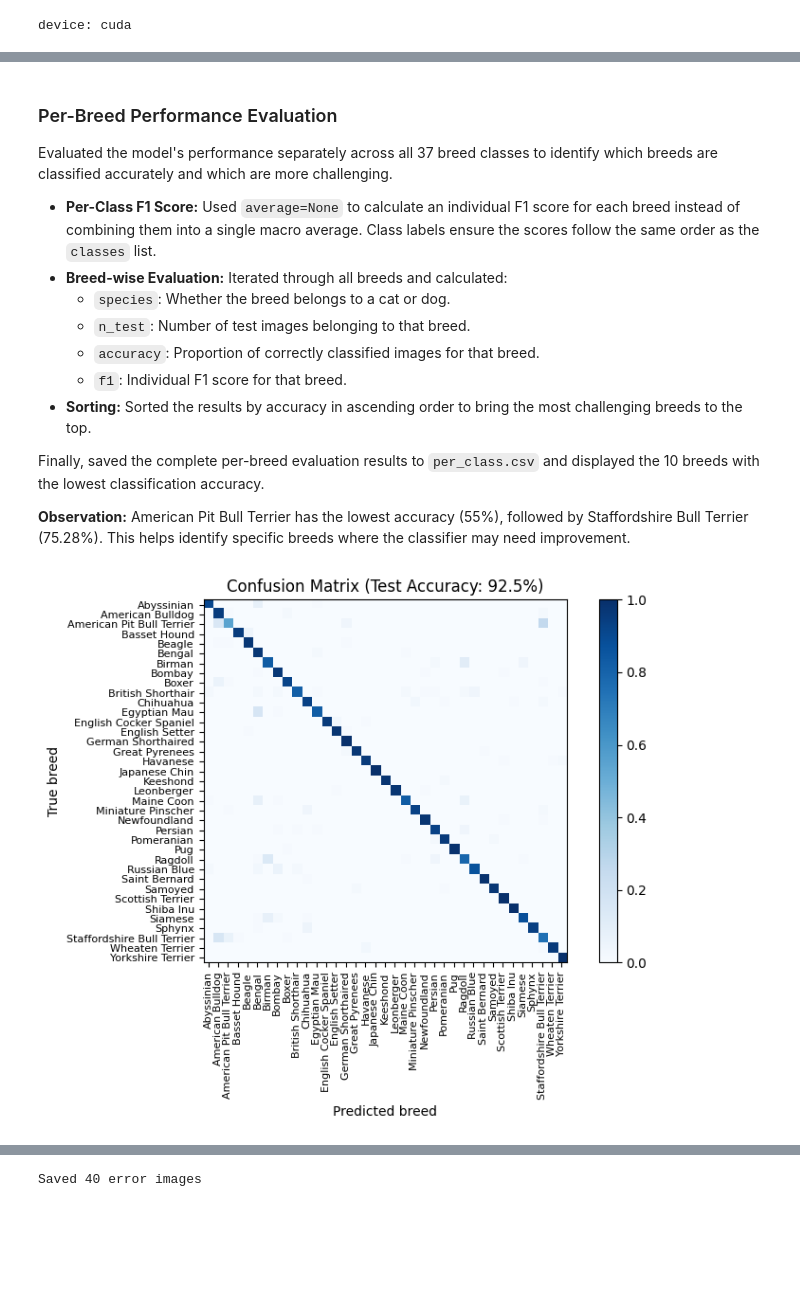
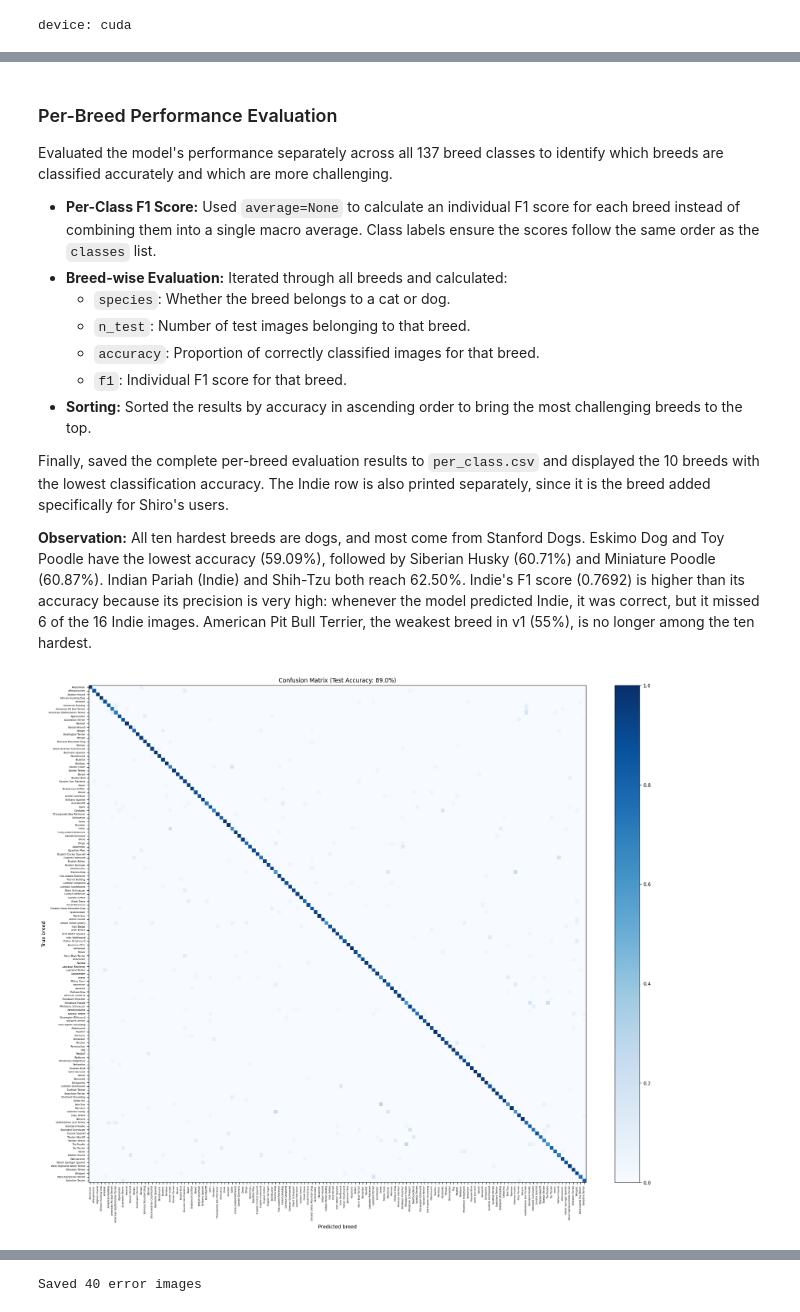
Before and after one commit to piihutanoch/pet-breed-classifier, a Jupyter notebook: notebooks/04_evaluate.ipynb, the cells around one changed output, grey strips where cells are left out. Drawn from its saved outputs; the diff is of its cells as text; code cells hidden in the pictures; blank space fills up the shorter version.

```diff
--- a/notebooks/04_evaluate.ipynb
+++ b/notebooks/04_evaluate.ipynb
@@ -56,12 +78,15 @@ class 0: Abyssinian
 with open(artifacts_dir/"model_config.json") as f:
     config = json.load(f)
 
-# breed -> "cat"/"dog" (saved on Day 1)
+# breed -> "cat"/"dog" (saved in 01b)
 with open(artifacts_dir/"breed_species.json") as f:
     breed_species = json.load(f)
 
 # A plain list: position i = breed name (JSON keys are strings, so str(i))
-classes = [idx_to_class[str(i)] for i in range(37)]
+classes = [idx_to_class[str(i)] for i in range(NUM_CLASSES)]
+
+# The saved model must predict the same number of classes as the dataset
+assert config["num_classes"]== NUM_CLASSES
 
 print(config)
 print(classes[:3])
@@ -76,26 +100,24 @@ Loaded the model configuration and breed-to-species mapping from previously save
 # %%
 import importlib
 import numpy as np
-import pandas as pd
 import matplotlib.pyplot as plt
 
 sys.path.append(str(project_dir))
-import src.data, src.model
+import src.data, src.data_v2, src.model
 importlib.reload(src.data)
+importlib.reload(src.data_v2)
 importlib.reload(src.model)
 from src.data import get_eval_transform
+from src.data_v2 import ManifestDataset
 from src.model import build_model
 
-from torchvision.datasets import OxfordIIITPet
 from torch.utils.data import DataLoader
 
+# Select the test rows from the manifest (never used for training or model selection)
+test_rows= manifest[manifest["split"]== "test"].reset_index(drop=True)
+
 # Load the test dataset with the evaluation transformations
-test_ds= OxfordIIITPet(
-    root= data_dir,
-    split= "test",
-    target_types= "category",
-    transform= get_eval_transform()
-)
+test_ds= ManifestDataset(test_rows, ROOTS, get_eval_transform())
 
 # Create a DataLoader without shuffling to preserve dataset order
 test_loader= DataLoader(
@@ -105,8 +127,10 @@ test_loader= DataLoader(
     num_workers= 2
 )
 
-# Extract filenames in the same order as the test dataset
-test_files= [Path(p).name for p in test_ds.images]
+# Image paths and sources in the same order as the test dataset
+test_files= test_rows["path"].tolist()
+test_sources= test_rows["source"].tolist()
 
 print("Test images:", len(test_ds))
+print(test_rows["source"].value_counts().to_dict())
 # %% [output]
@@ -119,7 +145,7 @@ Reloaded the project modules to incorporate the latest code changes and initiali
 # %%
 # Final fine-tuned model (architecture name comes from model_config.json)
 final_model= build_model(
-    config["name"], num_classes=37, freeze=False
+    config["name"], num_classes=NUM_CLASSES, freeze=False
     ).to(device)
 
 final_model.load_state_dict(
@@ -128,7 +154,7 @@ final_model.load_state_dict(
 
 # Day 2 frozen baseline
 baseline_model= build_model(
-    "efficientnet_b0", num_classes=37, freeze=True
+    "efficientnet_b0", num_classes=NUM_CLASSES, freeze=True
     ).to(device)
 
 baseline_model.load_state_dict(
@@ -239,7 +278,8 @@ for i in range(len(test_files)):
     top5_names = [classes[j] for j in top5_idx[i]]
 
     rows.append({
-        "filename": test_files[i],
+        "path": test_files[i],
+        "source": test_sources[i],               # oxford / stanford / indie
         "true_breed": true_breed,
         "pred_breed": pred_breed,
         "species": breed_species[true_breed],
@@ -378,8 +463,7 @@ per_class.head(10)
 # %% [markdown]
-
 ### Per-Breed Performance Evaluation
 
-Evaluated the model's performance separately across all 37 breed classes to identify which breeds are classified accurately and which are more challenging.
+Evaluated the model's performance separately across all 137 breed classes to identify which breeds are classified accurately and which are more challenging.
 
 - **Per-Class F1 Score:** Used `average=None` to calculate an individual F1 score for each breed instead of combining them into a single macro average. Class labels ensure the scores follow the same order as the `classes` list.
 - **Breed-wise Evaluation:** Iterated through all breeds and calculated:
@@ -389,43 +473,43 @@ Evaluated the model's performance separately across all 37 breed classes to iden
   - `f1`: Individual F1 score for that breed.
 - **Sorting:** Sorted the results by accuracy in ascending order to bring the most challenging breeds to the top.
 
-Finally, saved the complete per-breed evaluation results to `per_class.csv` and displayed the 10 breeds with the lowest classification accuracy.
+Finally, saved the complete per-breed evaluation results to `per_class.csv` and displayed the 10 breeds with the lowest classification accuracy. The Indie row is also printed separately, since it is the breed added specifically for Shiro's users.
 
-**Observation:** American Pit Bull Terrier has the lowest accuracy (55%), followed by Staffordshire Bull Terrier (75.28%). This helps identify specific breeds where the classifier may need improvement.
+**Observation:** All ten hardest breeds are dogs, and most come from Stanford Dogs. Eskimo Dog and Toy Poodle have the lowest accuracy (59.09%), followed by Siberian Husky (60.71%) and Miniature Poodle (60.87%). Indian Pariah (Indie) and Shih-Tzu both reach 62.50%. Indie's F1 score (0.7692) is higher than its accuracy because its precision is very high: whenever the model predicted Indie, it was correct, but it missed 6 of the 16 Indie images. American Pit Bull Terrier, the weakest breed in v1 (55%), is no longer among the ten hardest.
 # %%
 from sklearn.metrics import confusion_matrix
 
 # Calculate row-normalized confusion matrix
 cm = confusion_matrix(
     y_true,
     y_pred,
     labels=list(range(len(classes))),
     normalize="true"
 )
 
 # Create and configure the heatmap
-fig, ax = plt.subplots(figsize=(8, 6))
+fig, ax = plt.subplots(figsize=(18, 16))    # larger figure for 137 breeds
 
 im = ax.imshow(cm, cmap="Blues", vmin=0, vmax=1)
 
 # Set breed names as axis labels
 ax.set_xticks(range(len(classes)))
-ax.set_xticklabels(classes, rotation=90, fontsize=8)
+ax.set_xticklabels(classes, rotation=90, fontsize=5)
 ax.set_yticks(range(len(classes)))
-ax.set_yticklabels(classes, fontsize=8)
+ax.set_yticklabels(classes, fontsize=5)
 
 ax.set_xlabel("Predicted breed")
 ax.set_ylabel("True breed")
 ax.set_title(f"Confusion Matrix (Test Accuracy: {test_acc:.1%})")
 
 # Add color scale
 fig.colorbar(im, ax=ax, fraction=0.046)
 
 plt.tight_layout()
 
 # Save and display the confusion matrix
 plt.savefig(artifacts_dir / "confusion.png", dpi=120)
 plt.show()
 # %% [output]
-[figure, old version]
+[figure, new version]
 # %% [markdown]
```
Also changed, not shown: parts of 28 cells of this notebook.
